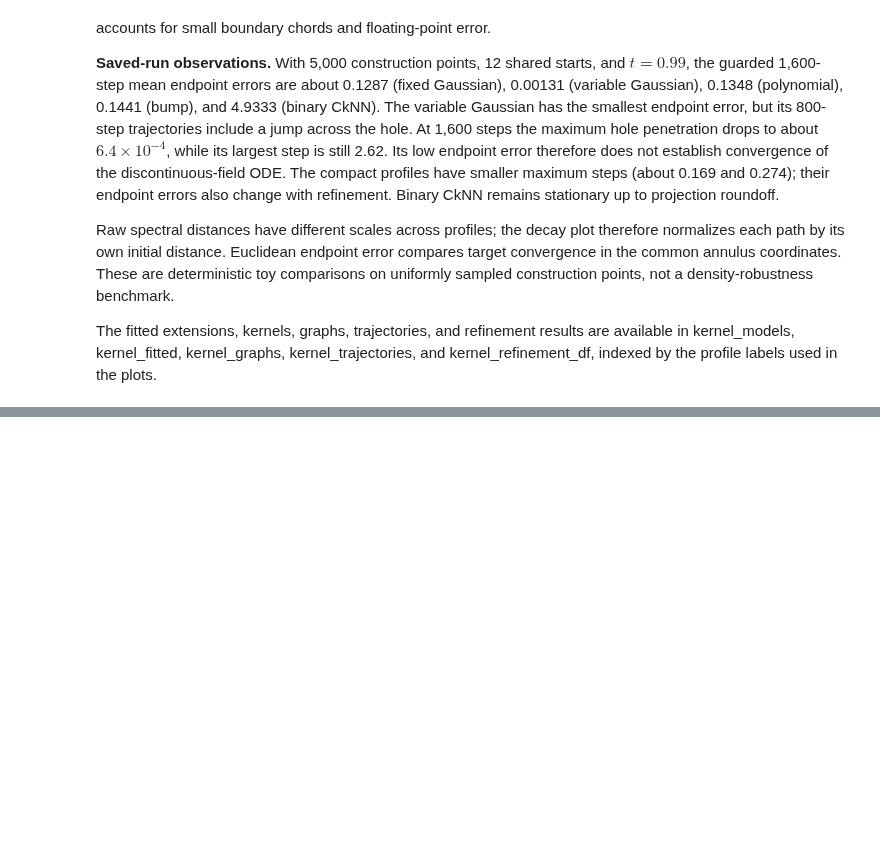
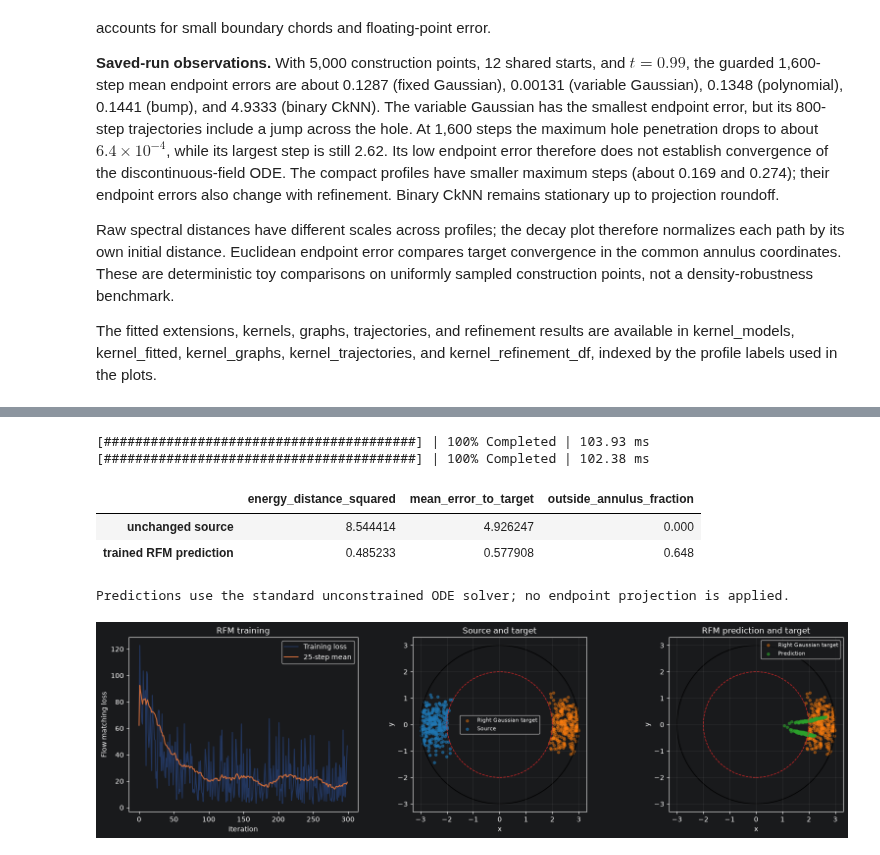
Before and after one commit to markuslaengst/CellFlow, a Jupyter notebook: docs/notebooks/riemannian_toy_example.ipynb, the cells around one changed output, grey strips where cells are left out. Saved outputs shown, nothing was run; the diff lists cells and outputs as text; code cells hidden in the pictures; blank space fills up the shorter version.

```diff
--- a/docs/notebooks/riemannian_toy_example.ipynb
+++ b/docs/notebooks/riemannian_toy_example.ipynb
@@ -807,0 +1020,48 @@ The fitted extensions, kernels, graphs, trajectories, and refinement results are
+# %%
+# Use the public prediction API on the left/control cloud.
+rfm_source_adata = rfm_adata[rfm_adata.obs["control"]].copy()
+rfm_predictions = rfm_cf.predict(
+    rfm_source_adata,
+    covariate_data=pd.DataFrame({"control": [True], "right_gaussian": [True], "condition": ["right Gaussian"]}),
+    condition_id_key="condition",
+)
+rfm_predicted = np.asarray(rfm_predictions["right Gaussian"])
+assert rfm_predicted.shape == rfm_source.shape
+assert np.all(np.isfinite(rfm_predicted))
+rfm_evaluation = pd.DataFrame(
+    [rfm_baseline_metrics, rfm_distribution_metrics(rfm_predicted)],
+    index=["unchanged source", "trained RFM prediction"],
+)
+display(rfm_evaluation)
+print("Predictions use the standard unconstrained ODE solver; no endpoint projection is applied.")
+
+fig, axes = plt.subplots(1, 3, figsize=(16, 4.5))
+axes[0].plot(rfm_losses, alpha=0.35, label="Training loss")
+rfm_smooth_loss = pd.Series(rfm_losses).rolling(25, min_periods=1).mean()
+axes[0].plot(rfm_smooth_loss, label="25-step mean")
+axes[0].set(xlabel="Iteration", ylabel="Flow matching loss", title="RFM training")
+axes[0].legend()
+for ax, cloud, title, color in [
+    (axes[1], rfm_source, "Source and target", "tab:blue"),
+    (axes[2], rfm_predicted, "RFM prediction and target", "tab:green"),
+]:
+    ax.scatter(rfm_target[:, 0], rfm_target[:, 1], s=14, alpha=0.4, color="tab:orange", label="Right Gaussian target")
+    ax.scatter(cloud[:, 0], cloud[:, 1], s=14, alpha=0.6, color=color, label="Source" if ax is axes[1] else "Prediction")
+    ax.add_patch(plt.Circle((0, 0), inner_radius, fill=False, linestyle="--", color="tab:red"))
+    ax.add_patch(plt.Circle((0, 0), outer_radius, fill=False, color="black"))
+    ax.set(aspect="equal", xlabel="x", ylabel="y", title=title)
+    ax.autoscale_view()
+    ax.set_xlim(min(-3.3, cloud[:, 0].min() - 0.2), max(3.3, cloud[:, 0].max() + 0.2))
+    ax.set_ylim(min(-3.3, cloud[:, 1].min() - 0.2), max(3.3, cloud[:, 1].max() + 0.2))
+    ax.legend(fontsize=8)
+    ax.grid(alpha=0.2)
+plt.tight_layout()
+plt.show()
+# %% [output]
+[########################################] | 100% Completed | 103.93 ms
+[########################################] | 100% Completed | 102.38 ms
+|  | energy_distance_squared | mean_error_to_target | outside_annulus_fraction |
+| unchanged source | 8.544414 | 4.926247 | 0.000 |
+| trained RFM prediction | 0.485233 | 0.577908 | 0.648 |
+Predictions use the standard unconstrained ODE solver; no endpoint projection is applied.
+[figure, added]
```
Also changed, not shown: parts of 15 cells of this notebook.
